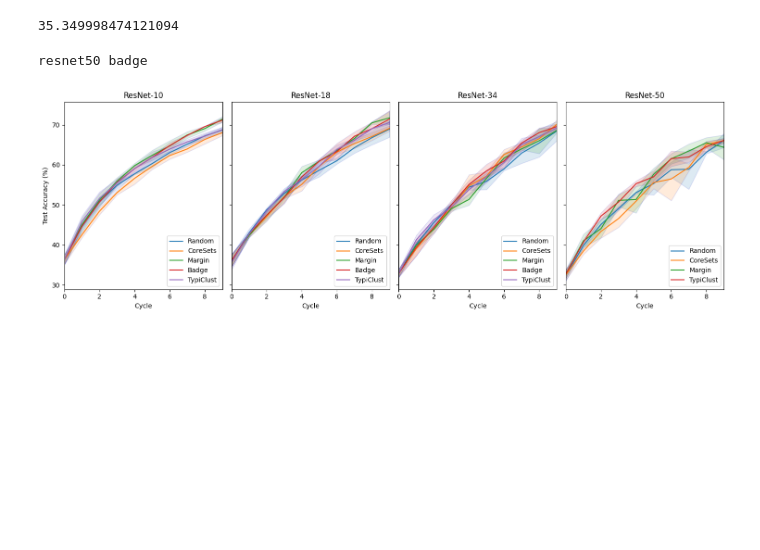
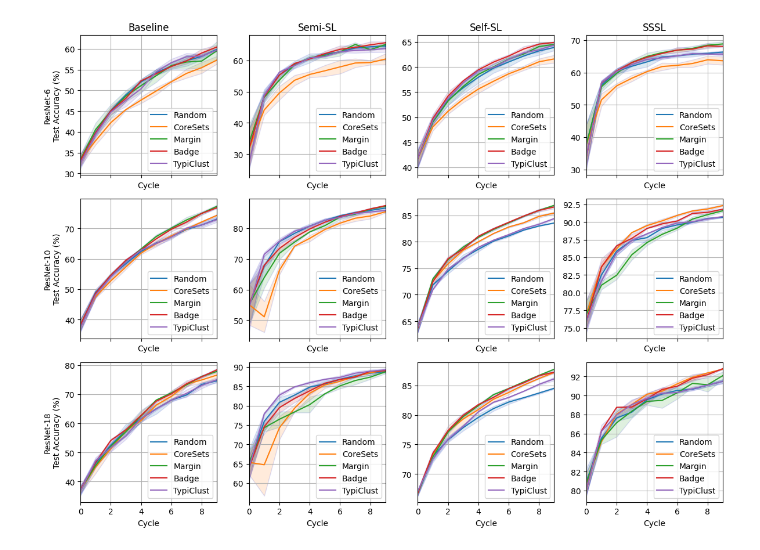
Before and after one commit to nhaH-luaP/general-reusability, a Jupyter notebook: notebooks/evaluate_dal.ipynb, the cells around one changed output. Saved outputs shown, nothing was run; the diff lists cells and outputs as text; code cells hidden in the pictures; blank space fills up the shorter version.

```diff
--- a/notebooks/evaluate_dal.ipynb
+++ b/notebooks/evaluate_dal.ipynb
@@ -52,40 +59,38 @@ for mn in model_names:
-# %%
-results['resnet10']['random']['1']['results'][0]['test_stats']['acc1']
-# %% [output]
-35.349998474121094
 # %%
-fig, axis = plt.subplots(nrows=1, ncols=4, figsize=(15, 5), tight_layout=True, sharex=True, sharey=True)
+fig, axis = plt.subplots(nrows=3, ncols=4, figsize=(12, 9), tight_layout=True, sharex=True)#, sharey=True)
 
 for i, mn in enumerate(model_names):
     for q in queries:
-        values = []
-        for _, res in results[mn][q].items():
-            values.append([h['test_stats']['acc1'] for h in res['results']])
+        for j, us in enumerate(use_SSL):
+            for k, up in enumerate(use_PRE):
+                l = j + k*2
+                values = []
+                for _, res in results[mn][q][us][up].items():
+                    values.append([h['test_stats']['acc1'] for h in res['results']])
 
-        if len(values) == 0:
-            print(mn, q)
-        else:
-            mean = np.mean(values, axis=0)
-            std = np.std(values, axis=0)
+                if len(values) > 0:
+                    mean = np.mean(values, axis=0)
+                    std = np.std(values, axis=0)
 
-            axis[i].plot(mean, label=Q[q])
-            axis[i].fill_between(
-                x=[j for j in range(len(mean))],
-                y1=mean+std,
-                y2=mean-std,
-                alpha=0.15,
-                edgecolor='#1B2ACC',
-                )
-            lgd = axis[i].legend(loc='lower right')
-            axis[i].set_xlim(0, len(mean)-1)
-            if i//2 == 1:
-                axis[i].set_xlabel('cycle')
-            axis[i].set_title(M[mn])
-            if i == 0:
-                axis[i].set_ylabel("Test Accuracy (%)")
-            axis[i].set_xlabel('Cycle')
+                    axis[i][l].plot(mean, label=Q[q])
+                    axis[i][l].fill_between(
+                        x=[j for j in range(len(mean))],
+                        y1=mean+std,
+                        y2=mean-std,
+                        alpha=0.15,
+                        edgecolor='#1B2ACC',
+                        )
+                    lgd = axis[i][l].legend(loc='lower right')
+                    axis[i][l].set_xlim(0, len(mean)-1)
+                    if i//2 == 1:
+                        axis[i][l].set_xlabel('cycle')
+                    if i == 0:
+                        axis[i][l].set_title(['Baseline', 'Semi-SL', 'Self-SL', 'SSSL'][l])
+                    if l == 0:
+                        axis[i][l].set_ylabel(M[mn] + "\n" +"Test Accuracy (%)")
+                    axis[i][l].set_xlabel('Cycle')
+                    axis[i][l].grid(True)
 plt.show()
 # %% [output]
-resnet50 badge
-[figure, old version]
+[figure, new version]
 # %%
```
Also changed, not shown: parts of 5 cells of this notebook, 2 other files.
